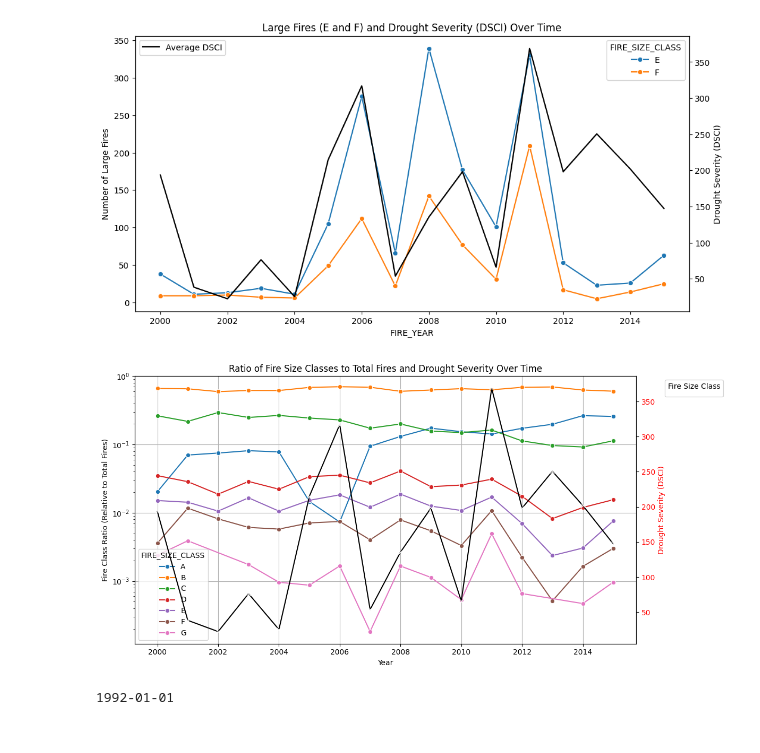
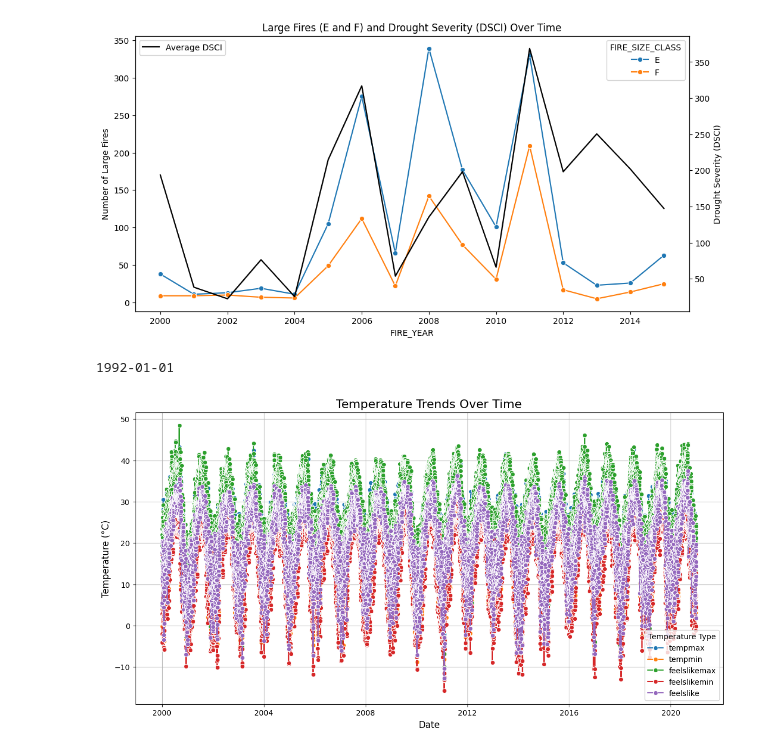
Before and after one commit to J0bster/forestfires_usa, a Jupyter notebook: Job/plot.ipynb, the cells around one changed output. Saved outputs shown, nothing was run; the diff lists cells and outputs as text; code cells hidden in the pictures.

Commit message:
new data and plots.

```diff
--- a/Job/plot.ipynb
+++ b/Job/plot.ipynb
@@ -170,51 +130,42 @@ plt.show()
 # %% [output]
 [figure]
 [figure]
-# %%
-import matplotlib.pyplot as plt
-import seaborn as sns
-
-# Group by year and fire size class, get the total number of fires in each class
-fires_by_year_class = texas_fires_with_drought_and_fips.groupby(['FIRE_YEAR', 'FIRE_SIZE_CLASS']).size().reset_index(name='Fire_Count')
-
-# Group by year and get the total number of fires for each year
-total_fires_by_year = texas_fires_with_drought_and_fips.groupby('FIRE_YEAR').size().reset_index(name='Total_Fires')
-
-# Merge the fire counts by class with the total number of fires for each year
-fires_with_total = pd.merge(fires_by_year_class, total_fires_by_year, on='FIRE_YEAR')
-
-# Calculate the ratio of each fire size class to the total number of fires in that year
-fires_with_total['Fire_Class_Ratio'] = fires_with_total['Fire_Count'] / fires_with_total['Total_Fires']
-
-# Group by year to get the average DSCI for each year
-drought_by_year = texas_fires_with_drought_and_fips.groupby('FIRE_YEAR')['DSCI'].mean().reset_index()
-
-# Create the plot
-fig, ax1 = plt.subplots(figsize=(12, 6))
-
-# Plot fire class ratios on the left y-axis (log scale)
-sns.lineplot(data=fires_with_total, x='FIRE_YEAR', y='Fire_Class_Ratio', hue='FIRE_SIZE_CLASS', marker='o', ax=ax1)
-ax1.set_title('Ratio of Fire Size Classes to Total Fires and Drought Severity Over Time')
-ax1.set_xlabel('Year')
-ax1.set_ylabel('Fire Class Ratio (Relative to Total Fires)')
-ax1.set_yscale('log')  # Log scale for fire class ratio
-ax1.set_ylim(0, 1)  # Limit the y-axis between 0 and 1 for fire class ratio
-ax1.grid(True)
-
-# Create a second y-axis for DSCI on the right
-ax2 = ax1.twinx()
-sns.lineplot(data=drought_by_year, x='FIRE_YEAR', y='DSCI', color='black', marker='x', ax=ax2)
-ax2.set_ylabel('Drought Severity (DSCI)', color='red')
-ax2.tick_params(axis='y', labelcolor='red')
-
-# Display the plot
-plt.legend(title='Fire Size Class', bbox_to_anchor=(1.05, 1), loc='upper left')
-plt.tight_layout()
-plt.show()
-# %% [output]
-[figure, removed]
 # %%
 #Show earliest measured date
 print(df['DISCOVERY_DATE_NEW'].min())
 # %% [output]
 1992-01-01
+# %%
+import pandas as pd
+
+combined_df = pd.read_csv('../cleaned_texas_weather_data_metric2.csv')
+combined_df['datetime'] = pd.to_datetime(combined_df['datetime'], errors='coerce')
+combined_df = combined_df.dropna(subset=['datetime'])
+combined_df = combined_df.sort_values(by='datetime').reset_index(drop=True)
+
+import matplotlib.pyplot as plt
+import seaborn as sns
+
+# Select temperature columns
+temp_columns = ['tempmax', 'tempmin', 'feelslikemax', 'feelslikemin', 'feelslike']
+
+# Melt the dataframe to plot all temperature columns together
+temp_data = combined_df[['datetime'] + temp_columns].melt(id_vars=['datetime'],
+                                                           var_name='Temperature_Type',
+                                                           value_name='Temperature')
+
+# Plot the temperatures over time
+plt.figure(figsize=(14, 7))
+sns.lineplot(data=temp_data, x='datetime', y='Temperature', hue='Temperature_Type', marker='o')
+
+# Customize the plot
+plt.title('Temperature Trends Over Time', fontsize=16)
+plt.xlabel('Date', fontsize=12)
+plt.ylabel('Temperature (°C)', fontsize=12)
+plt.legend(title='Temperature Type', fontsize=10)
+plt.grid(True)
+
+# Show the plot
+plt.show()
+# %% [output]
+[figure, added]
```
Also changed, not shown: parts of 2 cells of this notebook.
